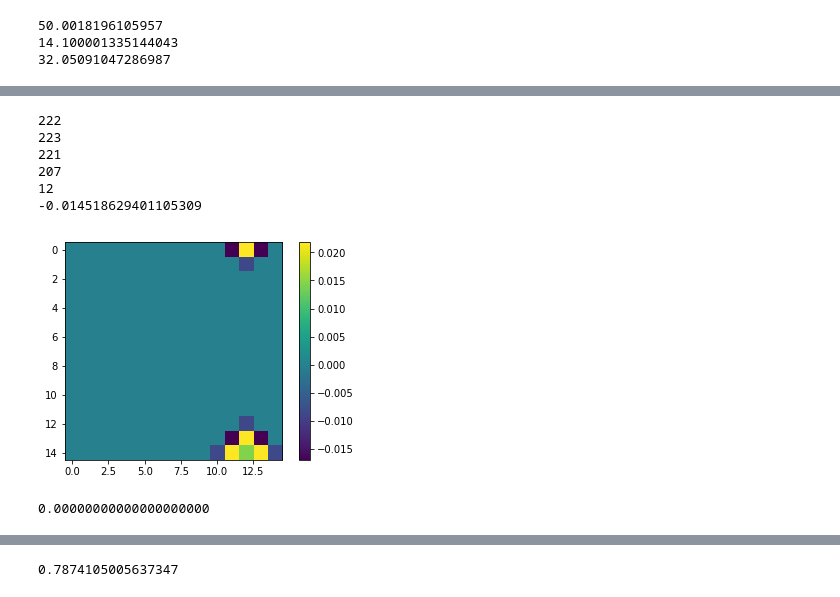
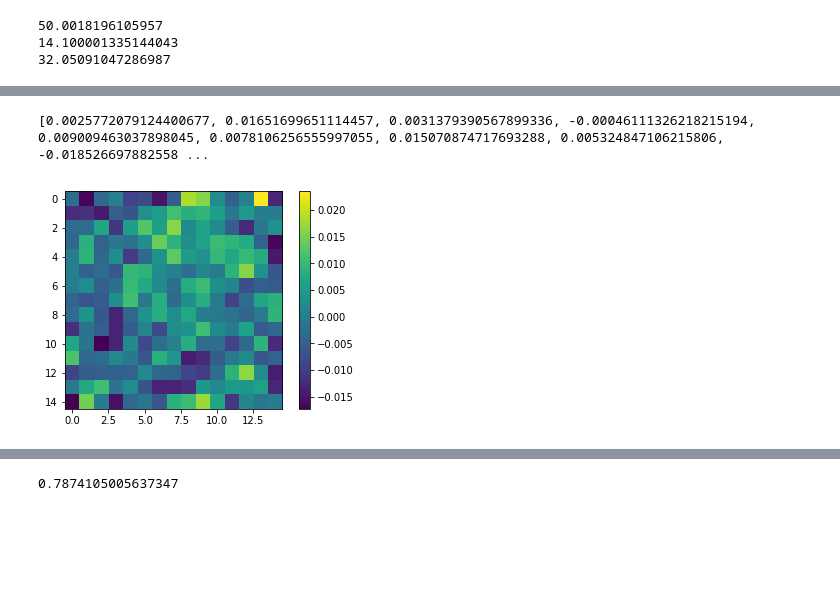
Before and after one commit to JulieCornet/scripts_analysis, a Jupyter notebook: bilayer_thickness&curvature_correl_GM1.ipynb, the cells around one changed output, grey strips where cells are left out. Cells and saved outputs as stored; diff of their text form; code cells hidden in the pictures; blank space fills up the shorter version.

```diff
--- a/bilayer_thickness&curvature_correl_GM1.ipynb
+++ b/bilayer_thickness&curvature_correl_GM1.ipynb
@@ -494,6 +421,0 @@ print(h)
-# %%
-h.shape=(N,N)
-plt.imshow(h)
-plt.colorbar()
-plt.savefig(path+'h'+name+'.pdf', format='pdf',bbox_inches='tight')
-h.shape=(N*N)
@@ -502,18 +421,0 @@ h.shape=(N*N)
-# %%
-from mpl_toolkits.mplot3d import Axes3D
-from matplotlib import cm
-
-h.shape=(N,N)
-
-fig = plt.figure(figsize=(15,10))
-ax = fig.gca(projection='3d')
-
-# Make data.
-X = np.arange(N)
-Y = np.arange(N)
-X, Y = np.meshgrid(X, Y)
-Z = h
-
-# Plot the surface.
-surf = ax.plot_surface(X, Y, Z, cmap=cm.coolwarm, linewidth=0, antialiased=False)
-fig.colorbar(surf, shrink=0.5, aspect=5)
@@ -541,11 +440,3 @@ def F_neigh(n) :
 def Lap(n) :
     lap = ( h[neigh[4]]+h[neigh[3]]-2*h[neigh[0]] ) / dx**2 + ( h[neigh[1]]+h[neigh[2]]-2*h[neigh[0]] ) / dy**2
     return(lap)
-# %%
-h = np.zeros((N*N),dtype=int)
-
-for i in range(N*N):
-    h[i]=i
-h.shape=(N,N)
-print(h)
-h.shape=(N*N)
@@ -568,26 +443,3 @@ h.shape=(N*N)
-# %%
-h = np.zeros((N*N))
-F_neigh(222)
-print(neigh[0])
-print(neigh[1])
-print(neigh[2])
-print(neigh[3])
-print(neigh[4])
-h[222]=10
-h[221]=7
-h[223]=7
-h[207]=7
-h[12]=7
-
-lap = ( h[neigh[4]]+h[neigh[3]]-2*h[neigh[0]] ) / dx**2 + ( h[neigh[1]]+h[neigh[2]]-2*h[neigh[0]] ) / dy**2
-print(lap)
-# %% [output]
-222
-223
-221
-207
-12
--0.014518629401105309
 # %%
 # compute the local curvature in each box of the grid
 
@@ -596,26 +448,21 @@ for i in range(N*N) :
     F_neigh(i)
     laplacian.append(Lap(i))
 
-#print(laplacian)
+print(laplacian)
+# %% [output]
+[0.0025772079124400677, 0.01651699651114457, 0.0031379390567899336, -0.00046111326218215194, 0.009009463037898045, 0.0078106256555997055, 0.015070874717693288, 0.005324847106215806, -0.018526697882558 ...
 # %%
-# create a matrix that contains x, y and the local curvature for each box and scatter it
+# create a matrix that contains local curvature for each box and scatter it
 
-import copy
-curv = copy.copy(bary) # then we get x, y and the 3rd column
-curv[:,2] = laplacian # then the 3rd column is filled in with the curvature
-C = curv[:,2]
-C.shape=(N,N) # we create a matrix C that contains the curvature in function of x and y
+C = np.array(laplacian)
+C.shape=(N,N)
 
 plt.imshow(-C) # , interpolation='gaussian'
 plt.colorbar()
 #plt.title('Local curvature (medial leaflet)',fontsize=12)
 plt.savefig(path+'local_curvature'+name+'.pdf', format='pdf',bbox_inches='tight')
 # %% [output]
-[figure, old version]
+[figure, new version]
-# %%
-print('%.20lf' % np.mean(C))
-# %% [output]
-0.00000000000000000000
 # %%
 f, (ax1, ax2) = plt.subplots(1,2)
 ax1.imshow(C)
```
Also changed, not shown: parts of 16 cells of this notebook, 4 other files.
